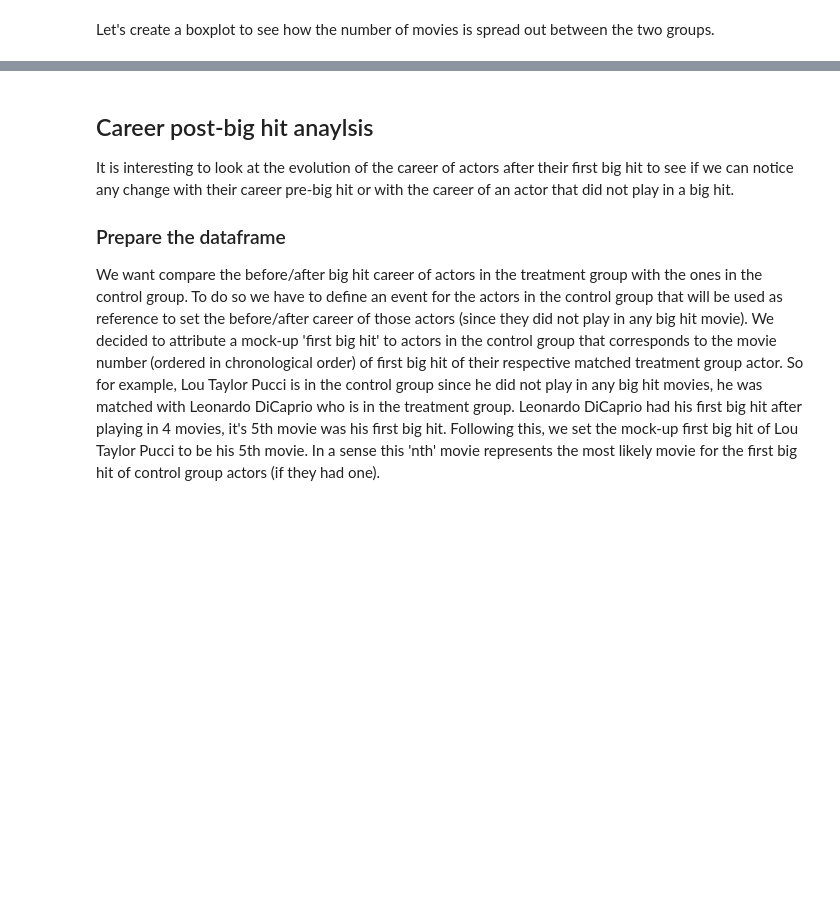
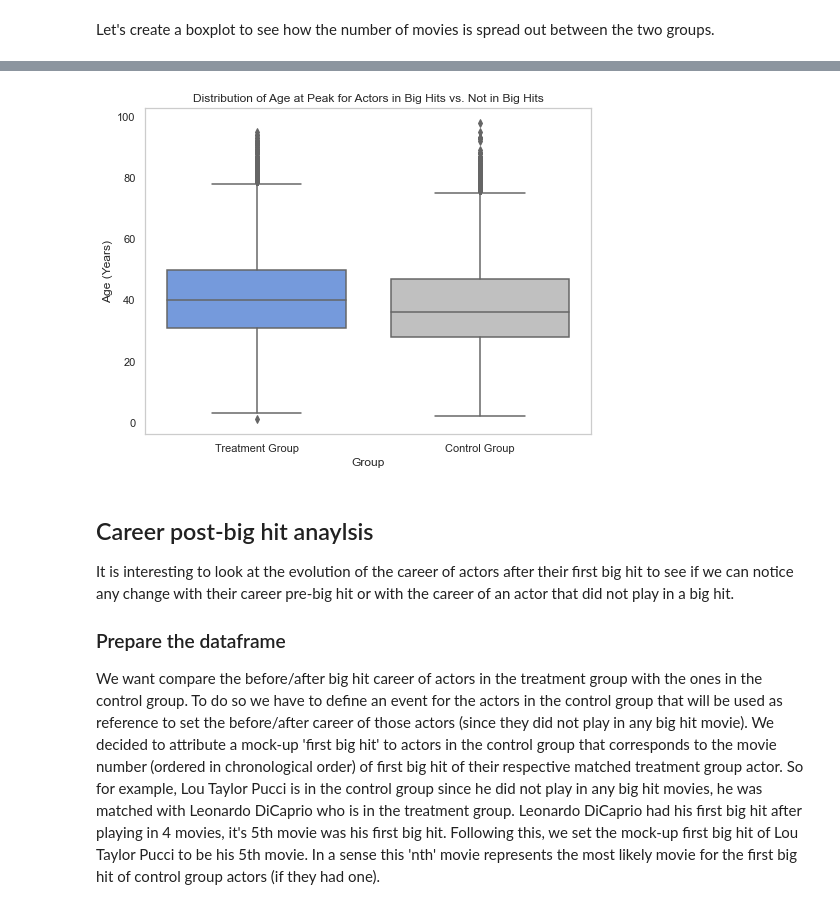
Before and after one commit to epfl-ada/ada-2023-project-pinacolada23, a Jupyter notebook: observational_study.ipynb, the cells around one changed output, grey strips where cells are left out. Saved outputs shown, nothing was run; the diff lists cells and outputs as text; code cells hidden in the pictures; blank space fills up the shorter version.

```diff
--- a/observational_study.ipynb
+++ b/observational_study.ipynb
@@ -292,3 +384,23 @@ From this boxplot, it appears that:
+# %%
+# Box plot
+
+# Set the style
+sns.set(style="whitegrid")
+
+# Combine the data into a single DataFrame for plotting
+data_combined = pd.concat([treatment_group.assign(Group="Treatment Group"),
+                           control_group.assign(Group="Control Group")])
+
+# Plot boxplots
+plt.figure(figsize=(8, 6))
+sns.boxplot(x='Group', y='age_at_peak', data=data_combined, palette={"Treatment Group": "cornflowerblue", "Control Group": "silver"})
+plt.grid(False)
+plt.xlabel('Group')
+plt.ylabel('Age (Years)')
+plt.title('Distribution of Age at Peak for Actors in Big Hits vs. Not in Big Hits')
+plt.show()
+# %% [output]
+[figure, added]
 # %% [markdown]
 ## Career post-big hit anaylsis
 
```
Also changed, not shown: parts of 25 cells of this notebook.
